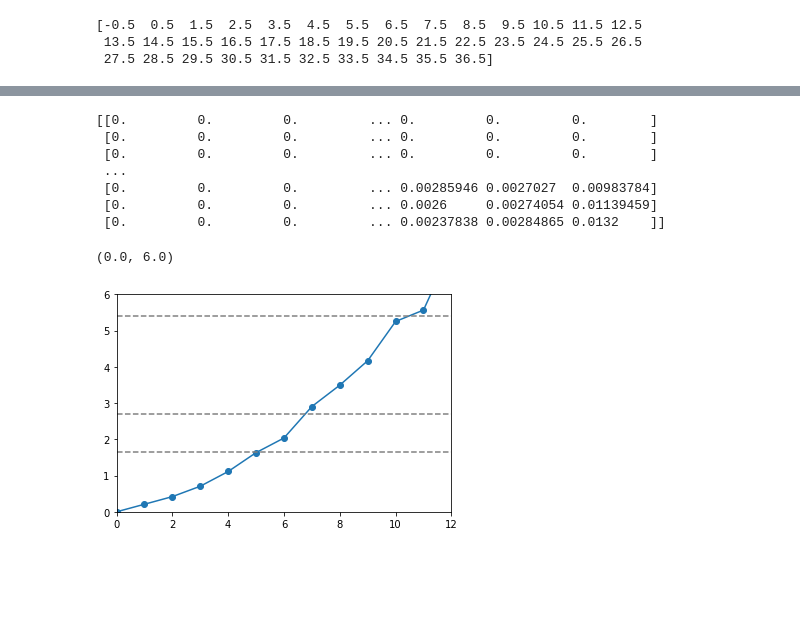
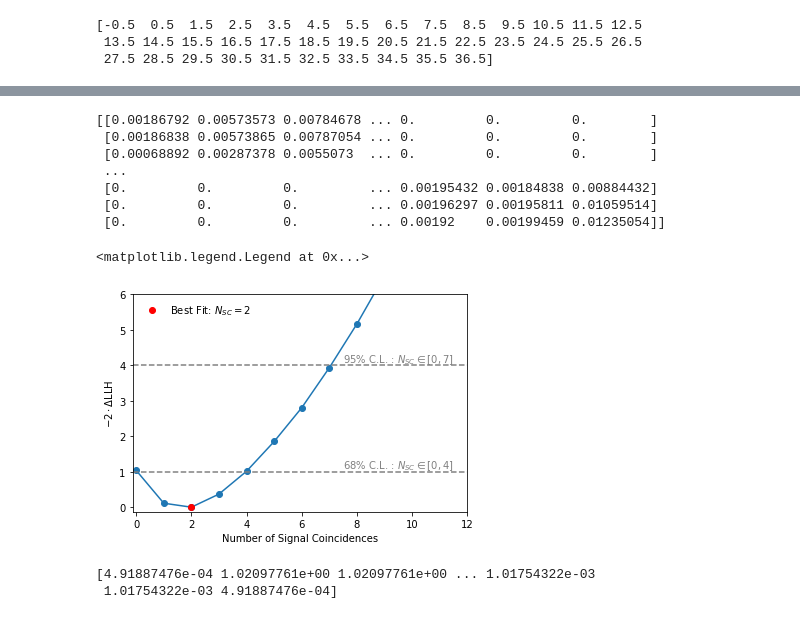
Before and after one commit to aturcati/nu_sources_time_coinc, a Jupyter notebook: notebooks/Analysis.ipynb, the cells around one changed output, grey strips where cells are left out. Saved outputs shown, nothing was run; the diff lists cells and outputs as text; code cells hidden in the pictures; blank space fills up the shorter version.

```diff
--- a/notebooks/Analysis.ipynb
+++ b/notebooks/Analysis.ipynb
@@ -71,13 +71,27 @@ lightcurves = []
 
 for i, s in enumerate(sources_dir):
     lc_bins = np.genfromtxt(s+'/time.txt')
+    lc_bins = np.append(lc_bins, lc_bins[-1]+3.5)
     lc_state = np.genfromtxt([f for f in glob.glob(s+"/flux*.txt")][0])
+    lc_ts = np.genfromtxt([f for f in glob.glob(s+"/ts*.txt")][0])
+    lc_err = np.genfromtxt([f for f in glob.glob(s+"/err_flux*.txt")][0])
+
     not_nan = lc_state[~np.isnan(lc_state)]
     low_state_thr = np.percentile(not_nan,50)
     mean_low_state = np.mean(not_nan[not_nan < low_state_thr])
     std_low_state = np.std(not_nan[not_nan < low_state_thr])
     lc_state[np.isnan(lc_state)] = mean_low_state
-    thr = mean_low_state + 3*std_low_state
-    lightcurves.append(lc.LightCurve(lc_bins, lc_state[:-1], thr, sources_names[i]))
+    lc_err[np.isnan(lc_state)] = std_low_state
+
+    #thr = mean_low_state + 3*std_low_state
+    thr = 9.0
+
+    lightcurves.append(lc.LightCurve(lc_bins, lc_state, lc_err, lc_ts, thr, sources_names[i]))
 
 lightcurves = np.array(lightcurves)
+# %%
+for i, lc in enumerate(lightcurves):
+    fig, ax = plt.subplots(1, 1, figsize=(9,6))
+    ax = plotting.plot_lightcurve(ax, lc)
+    ax.axvline(nu_t["time"][i], ls=':', color='red')
+    #fig.savefig(f"./plots/{lc.name}_4thr.png")
@@ -103,3 +135,5 @@ bkg_tr = func.background_trials(10000, lightcurves)
+# %%
+bkg_tr = np.load("./trials/bkg_trials.npy")
 # %%
 mu = np.mean(bkg_tr)
 print(mu)
@@ -124,3 +154,5 @@ sig_tr = np.array(sig_tr)
+# %%
+sig_tr = np.load("./trials/sig_trials.npy")
 # %%
 mu_s = np.mean(sig_tr, axis=1)
 print(mu_s)
@@ -157,24 +230,33 @@ pdf /= np.sum(pdf)
 # %%
 print(pdf)
 # %% [output]
-[[0.         0.         0.         ... 0.         0.         0.        ]
- [0.         0.         0.         ... 0.         0.         0.        ]
- [0.         0.         0.         ... 0.         0.         0.        ]
+[[0.00186792 0.00573573 0.00784678 ... 0.         0.         0.        ]
+ [0.00186838 0.00573865 0.00787054 ... 0.         0.         0.        ]
+ [0.00068892 0.00287378 0.0055073  ... 0.         0.         0.        ]
  ...
- [0.         0.         0.         ... 0.00285946 0.0027027  0.00983784]
- [0.         0.         0.         ... 0.0026     0.00274054 0.01139459]
- [0.         0.         0.         ... 0.00237838 0.00284865 0.0132    ]]
+ [0.         0.         0.         ... 0.00195432 0.00184838 0.00884432]
+ [0.         0.         0.         ... 0.00196297 0.00195811 0.01059514]
+ [0.         0.         0.         ... 0.00192    0.00199459 0.01235054]]
 # %%
 fig, ax = plt.subplots()
 prof_lik = func.prof_likelihood(n_coinc,pdf)
-ax.plot(range(len(prof_lik)), prof_lik, label=f"{i}", marker='o')
-ax.axhline(1.282**2, ls='--', c='gray')
-ax.axhline(1.645**2, ls='--', c='gray')
-ax.axhline(2.326**2, ls='--', c='gray')
-ax.set_xlim([0.,12.])
-ax.set_ylim([0.,6])
+ax.plot(range(len(prof_lik)), prof_lik, marker='o')
+ax.plot(2, prof_lik[2], marker='o', label=r'Best Fit: $N_{SC}=2$', ls='', color='red')
+#ax.axhline(1.282**2, ls='--', c='gray')
+#ax.axhline(1.645**2, ls='--', c='gray')
+ax.axhline(1**2, ls='--', c='gray')
+ax.axhline(2**2, ls='--', c='gray')
+#ax.axhline(3**2, ls='--', c='gray')
+ax.set_xlim([-0.13,12.])
+ax.set_ylim([-0.13,6])
+ax.set_xlabel("Number of Signal Coincidences")
+ax.set_ylabel(r"$-2 \cdot \Delta \mathrm{LLH}$")
+ax.text(7.5,1.1, r"$68 \%$ C.L. : $N_{SC} \in [0, 4]$", color='gray')
+ax.text(7.5,4.1, r"$95 \%$ C.L. : $N_{SC} \in [0, 7]$", color='gray')
+ax.legend(frameon=False)
+#fig.savefig("./plots/likelihood_ratio_4thr.png")
 # %% [output]
-(0.0, 6.0)
+<matplotlib.legend.Legend at 0x...>
-[figure, old version]
+[figure, new version]
 # %%
 ts = []
@@ -184,0 +270,5 @@ ts[ts<0.] = 0.
+# %%
+print(ts)
+# %% [output]
+[4.91887476e-04 1.02097761e+00 1.02097761e+00 ... 1.01754322e-03
+ 1.01754322e-03 4.91887476e-04]
```
Also changed, not shown: parts of 29 cells of this notebook.
